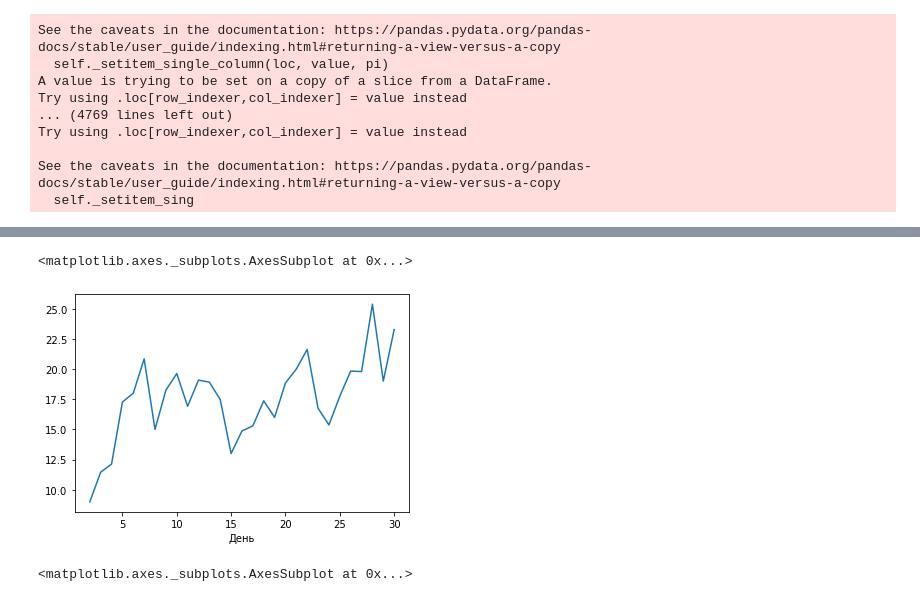
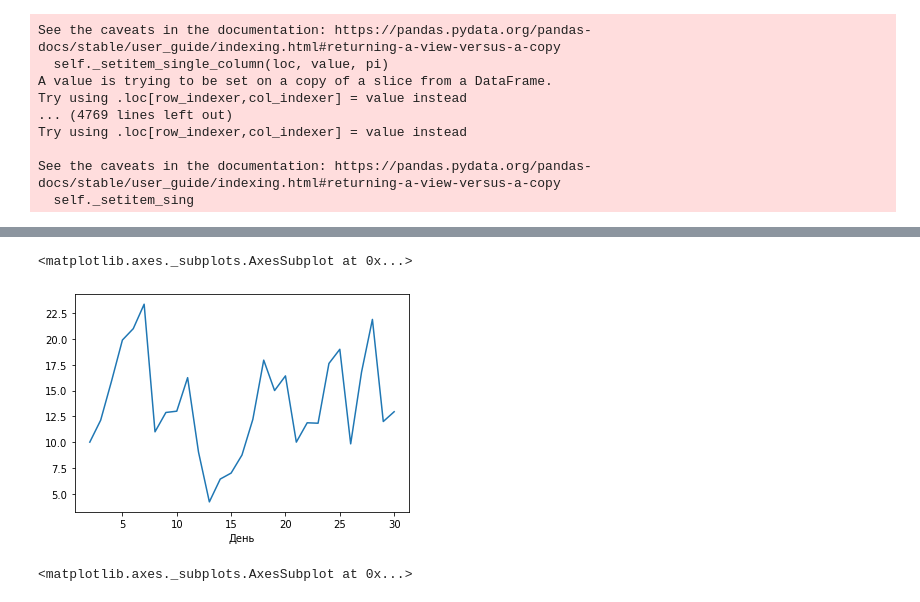
Before and after one commit to Egoluback/nti_ml_20-21, a Jupyter notebook: 2_stage/task2/nti_ml_2_2.ipynb, the cells around one changed output, grey strips where cells are left out. Cells and saved outputs as stored; diff of their text form; code cells hidden in the pictures.

Commit message:
nans counted; added other cities weather data

```diff
--- a/2_stage/task2/nti_ml_2_2.ipynb
+++ b/2_stage/task2/nti_ml_2_2.ipynb
@@ -456,0 +491,12 @@ df_train
+# %%
+weather_Novosib = pd.DataFrame(weather_data["Новосибирск"])
+
+for year in [2018, 2019, 2020]:
+    for monthIndex in range(12):
+        temp_df = pd.DataFrame(weather_Novosib[(weather_Novosib[0] == year) & (weather_Novosib[1] == monthIndex + 1)][2].iloc[0])
+        days_this = days_full[(days_full["year"] == year) & (days_full["month"] == monthIndex + 1)]
+        if (len(days_this) != 0):
+            for day in set(days_this["day"]):
+                days_this.loc[(days_this["day"] == day) & (days_this["time"] == "night"), "temp"] = temp_df.iloc[day - 1]["temp_night"]
+                days_this.loc[(days_this["day"] == day) & (days_this["time"] == "day"), "temp"] = temp_df.iloc[day - 1]["temp_day"]
+        days_full[(days_full["year"] == year) & (days_full["month"] == monthIndex + 1)] = days_this
@@ -456,0 +521,15 @@ df_train
+# %%
+days_full["temp"] = days_full["temp"].fillna(method = "ffill")
+df_train["temp_Novosib"] = days_full["temp"]
+# %%
+weather_Ekb = pd.DataFrame(weather_data["Екатеринбург"])
+
+for year in [2018, 2019, 2020]:
+    for monthIndex in range(12):
+        temp_df = pd.DataFrame(weather_Ekb[(weather_Ekb[0] == year) & (weather_Ekb[1] == monthIndex + 1)][2].iloc[0])
+        days_this = days_full[(days_full["year"] == year) & (days_full["month"] == monthIndex + 1)]
+        if (len(days_this) != 0):
+            for day in set(days_this["day"]):
+                days_this.loc[(days_this["day"] == day) & (days_this["time"] == "night"), "temp"] = temp_df.iloc[day - 1]["temp_night"]
+                days_this.loc[(days_this["day"] == day) & (days_this["time"] == "day"), "temp"] = temp_df.iloc[day - 1]["temp_day"]
+        days_full[(days_full["year"] == year) & (days_full["month"] == monthIndex + 1)] = days_this
@@ -456,0 +554,3 @@ df_train
+# %%
+days_full["temp"] = days_full["temp"].fillna(method = "ffill")
+df_train["temp_Ekb"] = days_full["temp"]
@@ -457,9 +573,9 @@ df_train
 # %%
 data_month = df_train[(df_train["Канал"] == "СТС") & (df_train["Месяц"] == "Май") & (df_train["Год"] == 2019)].groupby("День")
-data_month["temp"].mean().plot()
+data_month["temp_Novosib"].mean().plot()
 # %% [output]
 <matplotlib.axes._subplots.AxesSubplot at 0x...>
-[figure, old version]
+[figure, new version]
 # %%
 data_month[tvr_18].mean().plot()
 # %% [output]
```
Also changed, not shown: parts of 21 cells of this notebook, 1 other file.
